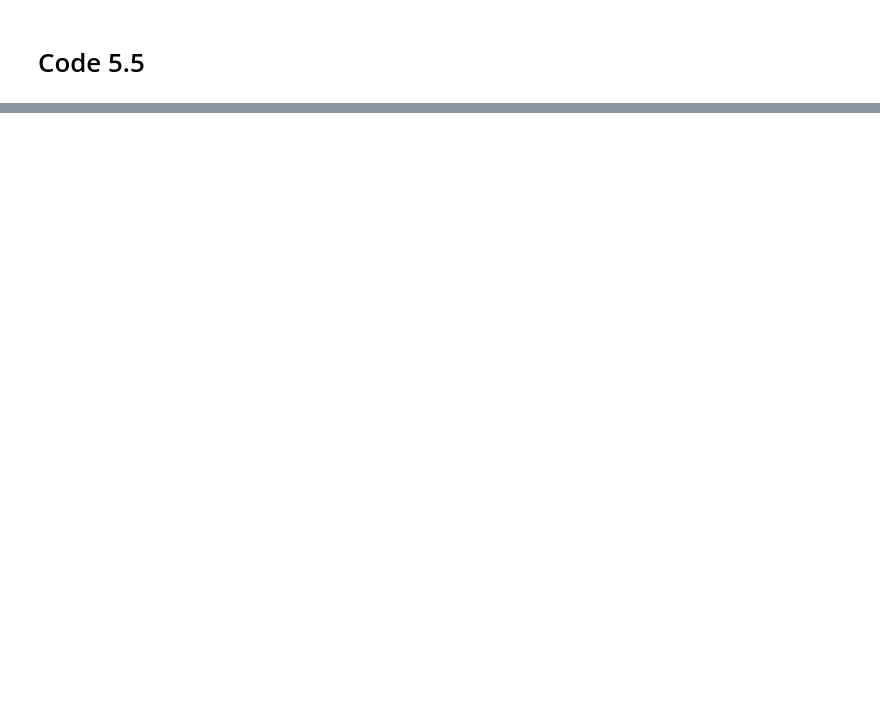
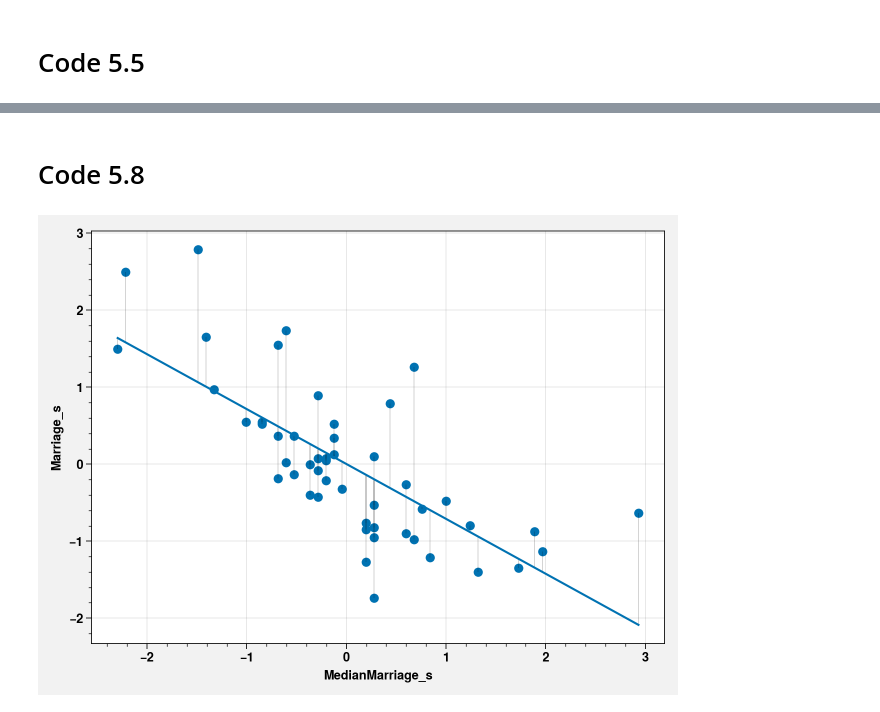
Before and after one commit to saketkc/pyro-rethinking, a Jupyter notebook: Chapters/05_Chapter05.ipynb, the cells around one changed output, grey strips where cells are left out. Cells and saved outputs as stored; diff of their text form; code cells hidden in the pictures; blank space fills up the shorter version.

```diff
--- a/Chapters/05_Chapter05.ipynb
+++ b/Chapters/05_Chapter05.ipynb
@@ -256,0 +216,26 @@ i
+# %%
+def model54(MedianAgeMarriage_s):
+
+  a = pyro.sample("a", dist.Normal(tensor(0.), tensor(10.)))
+  b = pyro.sample("bA", dist.Normal(tensor(0.), tensor(1.)))
+  sigma = pyro.sample("sigma", dist.Uniform(tensor(0.), tensor(10.)))
+  mu = a + b * MedianAgeMarriage_s
+
+  marriage_s = pyro.sample("marriage", dist.Normal(mu, sigma))
+  return marriage_s
+
+conditioned54 = pyro.condition(model54, data={"marriage": Marriage_s})
+guide54 = pyro.infer.autoguide.AutoLaplaceApproximation(conditioned54)
+pyro.clear_param_store()
+
+svi = pyro.infer.SVI(
+    model=conditioned54,
+    guide=guide54,
+    optim=pyro.optim.Adam({"lr": 0.1}),
+    loss=pyro.infer.Trace_ELBO(),
+)
+num_steps = 5000
+losses = [svi.step(MedianAgeMarriage_s) for t in range(num_steps)]
+laplace_guide54 = guide54.laplace_approximation(MedianAgeMarriage_s)
+pred54 = pyro.infer.Predictive(laplace_guide54, num_samples=1000)
+precis = summary(pred54.get_samples())
@@ -256,0 +244,23 @@ i
+# %%
+mu = precis.loc["mean", "a"]  + precis.loc["mean", "bA"]*waffle_divorce['MedianAgeMarriage_s']
+m_resid = waffle_divorce['MedianAgeMarriage_s'] - mu
+# %% [markdown]
+# Code 5.8
+# %%
+fig, ax = plt.subplots()
+ax.scatter(waffle_divorce['MedianAgeMarriage_s'], waffle_divorce['Marriage_s'])
+
+x = waffle_divorce['MedianAgeMarriage_s'].sort_values().unique()
+y = precis.loc["mean", "a"]  + precis.loc["mean", "bA"]*x
+
+ax.plot(x,y)
+
+for i in range(len(m_resid)):
+  x = waffle_divorce['MedianAgeMarriage_s'][i]
+  y = waffle_divorce['Marriage_s'][i]
+  sns.lineplot([x, x], [mu[i], y], color="k", alpha=1)
+ax.set_xlabel('MedianMarriage_s')
+ax.set_ylabel('Marriage_s')
+fig.tight_layout()
+# %% [output]
+[figure, added]
```
Also changed, not shown: parts of 91 cells of this notebook.
